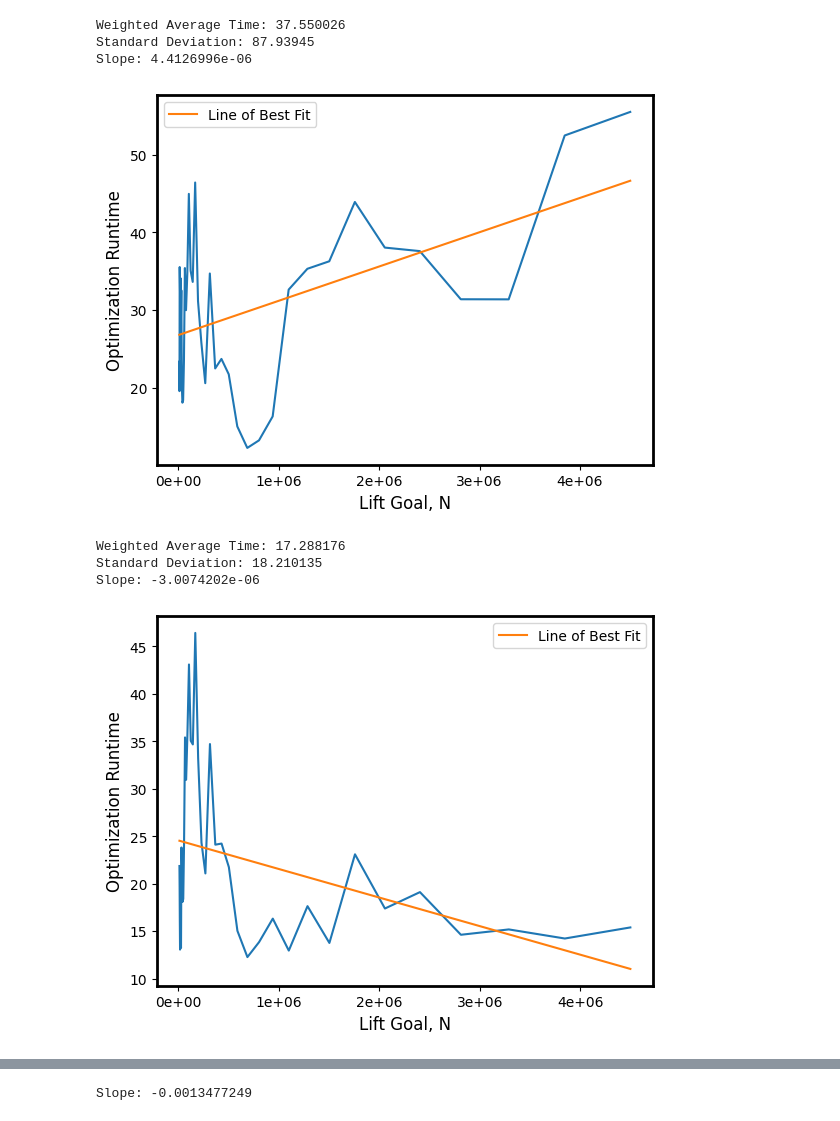
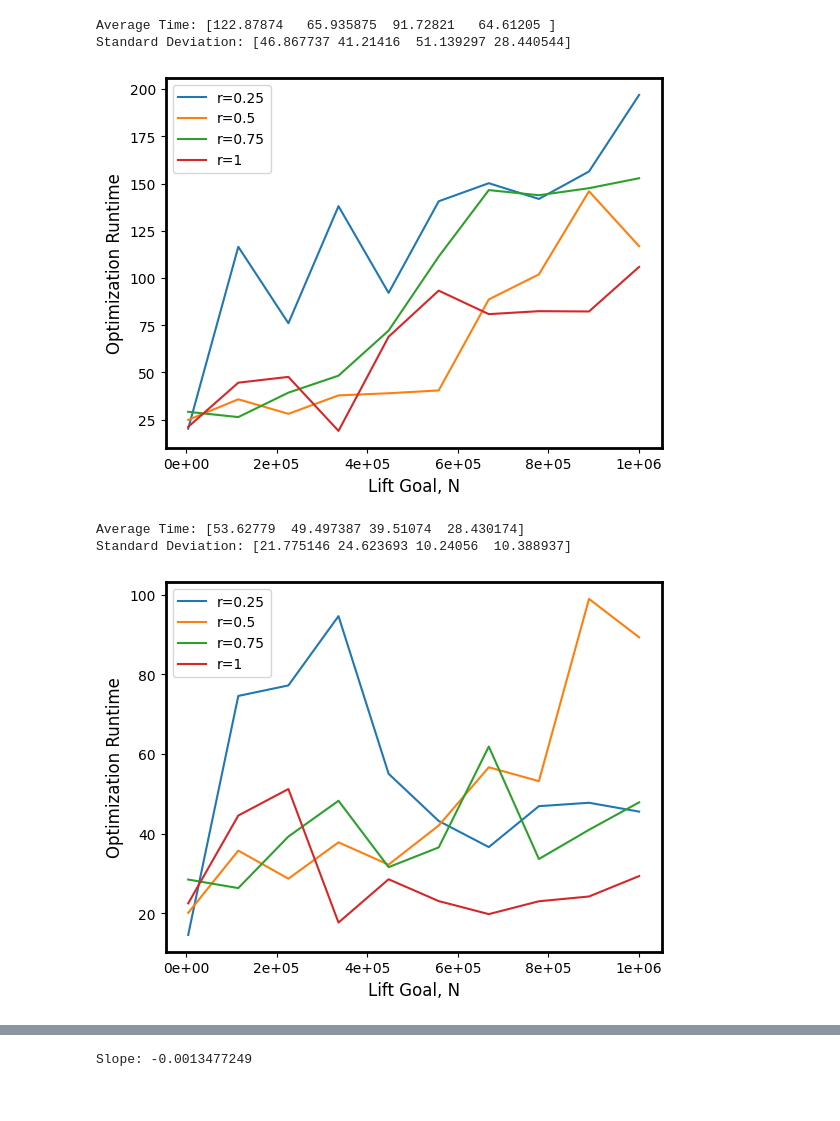
Before and after one commit to avidcoder123/soar, a Jupyter notebook: validation/optim_evaluation.ipynb, the cells around one changed output, grey strips where cells are left out. Saved outputs shown, nothing was run; the diff lists cells and outputs as text; code cells hidden in the pictures.

Commit message:
Updated graphs

```diff
--- a/validation/optim_evaluation.ipynb
+++ b/validation/optim_evaluation.ipynb
@@ -48,5 +35,10 @@ def weighted_avg_and_std(values, weights):
+# %%
+def avg_and_std(values):
+
+    return (jnp.average(values), jnp.std(values))
 # %%
-lift_goal = df["lift_goal"]
+lift_goal = all_dfs[0]["lift_goal"]
 
 #Lift of unique lift goals
-lift_goals = jnp.array(lift_goal)[::20]
+lift_goals = jnp.array(lift_goal)[::10]
+lift_goals
@@ -248,12 +271,9 @@ Slope: -6.4428377e-06
 # %%
-times = batch_by_lift(df, "time")
+times = [batch_by_lift(df, "time") for df in all_dfs]
 
-all_lift_goals = jnp.array(df["lift_goal"])
-all_time = jnp.array(df["time"])
+average, stddev = jnp.array([avg_and_std(time) for time in times]).T
 
-average, stddev = weighted_avg_and_std(all_time, all_lift_goals)
-
-print("Weighted Average Time:", average)
+print("Average Time:", average)
 print("Standard Deviation:", stddev)
 
 if True:
@@ -263,15 +283,12 @@ if True:
 
     ax.get_xaxis().set_major_formatter(major_formatter)
 
-    #Line of best fit
-    best_fit = jnp.polyfit(lift_goals, times, 1)
-    print("Slope:", best_fit[0])
 
     #Plot errors against the lift goals
-    ax.plot(lift_goals, times)
+    for time, label in zip(times, [0.25, 0.5, 0.75, 1]):
+        ax.plot(lift_goals, time, label=f"r={label}")
 
     #Plot line of best fit
-    ax.plot(lift_goals, best_fit[0] * (lift_goals - lift_goals[0]) + best_fit[1], label="Line of Best Fit")
     ax.set(xlabel="Lift Goal, N", ylabel="Optimization Runtime")
     ax.legend()
 
@@ -282,49 +299,39 @@ if True:
 
     fig.show();
 # %% [output]
-Weighted Average Time: 37.550026
-Standard Deviation: 87.93945
-Slope: 4.4126996e-06
+Average Time: [122.87874   65.935875  91.72821   64.61205 ]
+Standard Deviation: [46.867737 41.21416  51.139297 28.440544]
-[figure, old version]
+[figure, new version]
 # %%
-times = batch_by_lift(cleaned_df, "time")
+times = [batch_by_lift(df, "time") for df in all_cleaned_dfs]
 
-all_lift_goals = jnp.array(cleaned_df["lift_goal"])
-all_time = jnp.array(cleaned_df["time"])
+average, stddev = jnp.array([avg_and_std(time) for time in times]).T
 
-average, stddev = weighted_avg_and_std(all_time, all_lift_goals)
-
-print("Weighted Average Time:", average)
+print("Average Time:", average)
 print("Standard Deviation:", stddev)
 
 if True:
 
     fig, ax = plt.subplots()
     plt.setp(ax.spines.values(), linewidth=2)
 
     ax.get_xaxis().set_major_formatter(major_formatter)
 
-    #Line of best fit
-    best_fit = jnp.polyfit(lift_goals, times, 1)
-    print("Slope:", best_fit[0])
+    #Plot errors against the lift goals
+    for time, label in zip(times, [0.25, 0.5, 0.75, 1]):
+        ax.plot(lift_goals, time, label=f"r={label}")
 
-    #Plot errors against the lift goals
-    ax.plot(lift_goals, times)
-
-    #Plot line of best fit
-    ax.plot(lift_goals, best_fit[0] * (lift_goals - lift_goals[0]) + best_fit[1], label="Line of Best Fit")
     ax.set(xlabel="Lift Goal, N", ylabel="Optimization Runtime")
     ax.legend()
 
     fig.savefig(
         "./graphs/cleaned_time.pdf",
         bbox_inches='tight',
     )
 
     fig.show();
 # %% [output]
-Weighted Average Time: 17.288176
-Standard Deviation: 18.210135
-Slope: -3.0074202e-06
+Average Time: [53.62779  49.497387 39.51074  28.430174]
+Standard Deviation: [21.775146 24.623693 10.24056  10.388937]
-[figure, old version]
+[figure, new version]
 # %%
```
Also changed, not shown: parts of 10 cells of this notebook, 1 other file.
